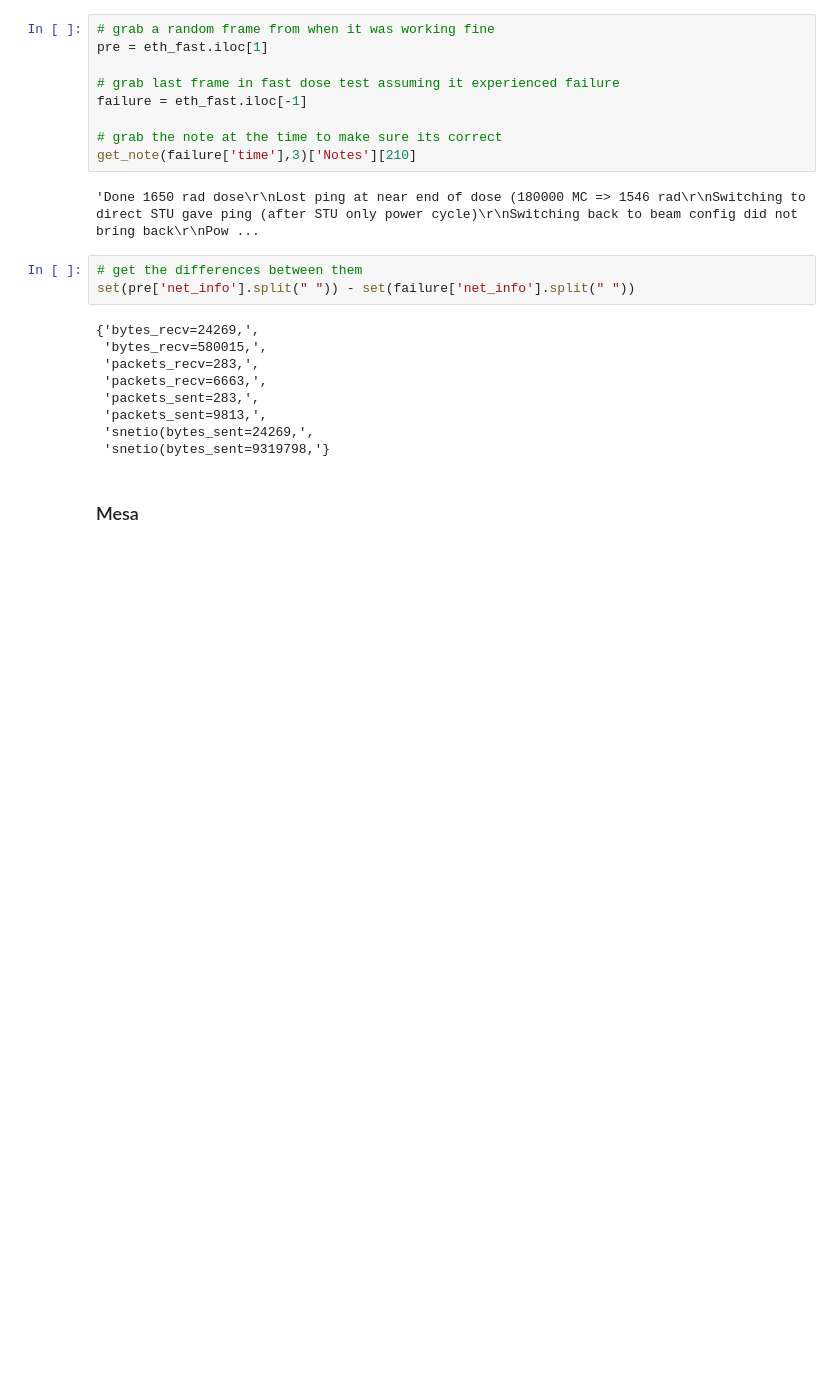
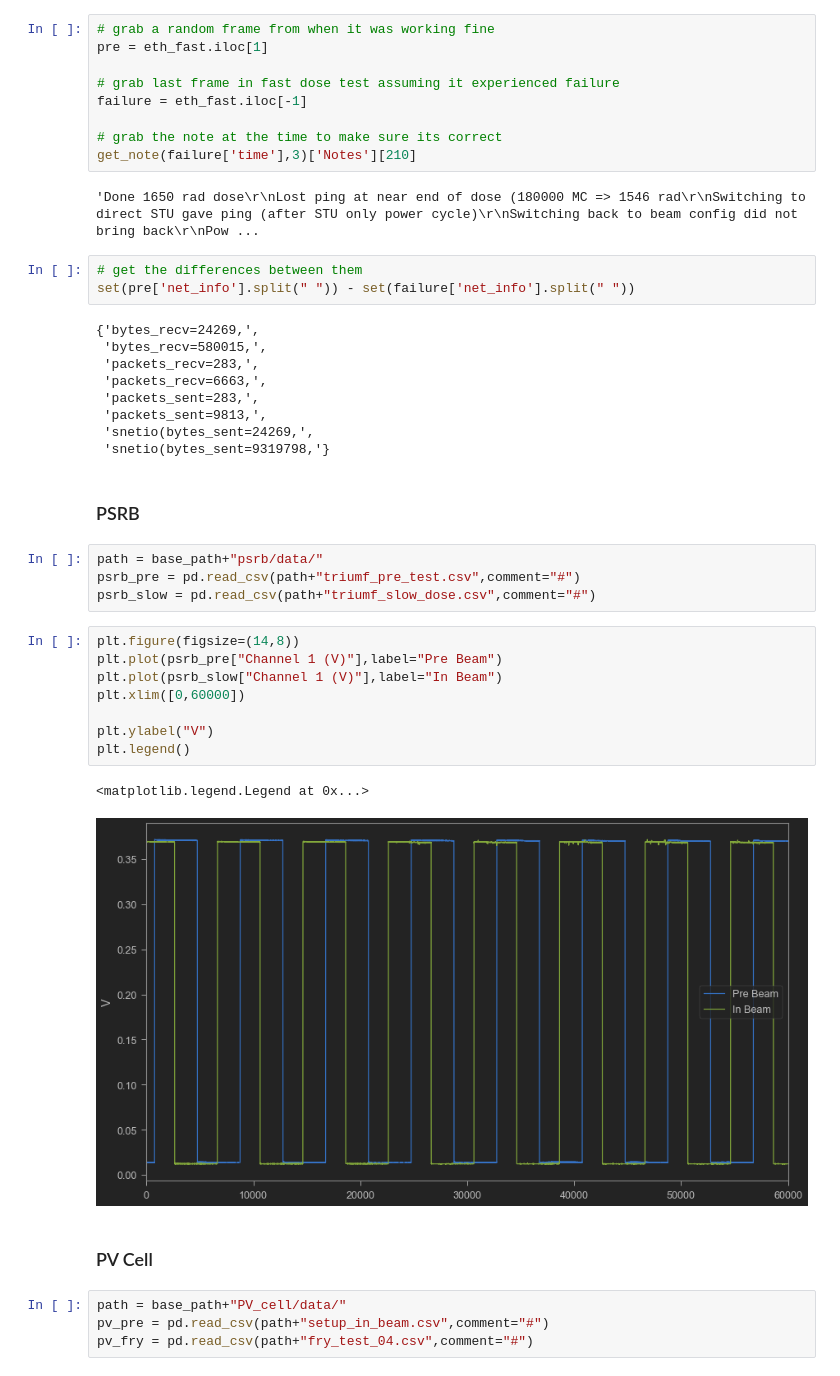
Before and after one commit to ShaabanM/tardigrade, a Jupyter notebook: tardigrade_analysis.ipynb, the cells around one changed output. Cells and saved outputs as stored; diff of their text form; blank space fills up the shorter version.

Commit message:
finished data extraction need to clean up smrt stuff a little

```diff
--- a/tardigrade_analysis.ipynb
+++ b/tardigrade_analysis.ipynb
@@ -230,4 +220,25 @@ set(pre['net_info'].split(" ")) - set(failure['net_info'].split(" "))
  'snetio(bytes_sent=24269,',
  'snetio(bytes_sent=9319798,'}
 # %% [markdown]
-###  Mesa
+###  PSRB
+# %%
+path = base_path+"psrb/data/"
+psrb_pre = pd.read_csv(path+"triumf_pre_test.csv",comment="#")
+psrb_slow = pd.read_csv(path+"triumf_slow_dose.csv",comment="#")
+# %%
+plt.figure(figsize=(14,8))
+plt.plot(psrb_pre["Channel 1 (V)"],label="Pre Beam")
+plt.plot(psrb_slow["Channel 1 (V)"],label="In Beam")
+plt.xlim([0,60000])
+
+plt.ylabel("V")
+plt.legend()
+# %% [output]
+<matplotlib.legend.Legend at 0x...>
+[figure, added]
+# %% [markdown]
+### PV Cell
+# %%
+path = base_path+"PV_cell/data/"
+pv_pre = pd.read_csv(path+"setup_in_beam.csv",comment="#")
+pv_fry = pd.read_csv(path+"fry_test_04.csv",comment="#")
```
Also changed, not shown: parts of 13 cells of this notebook.
